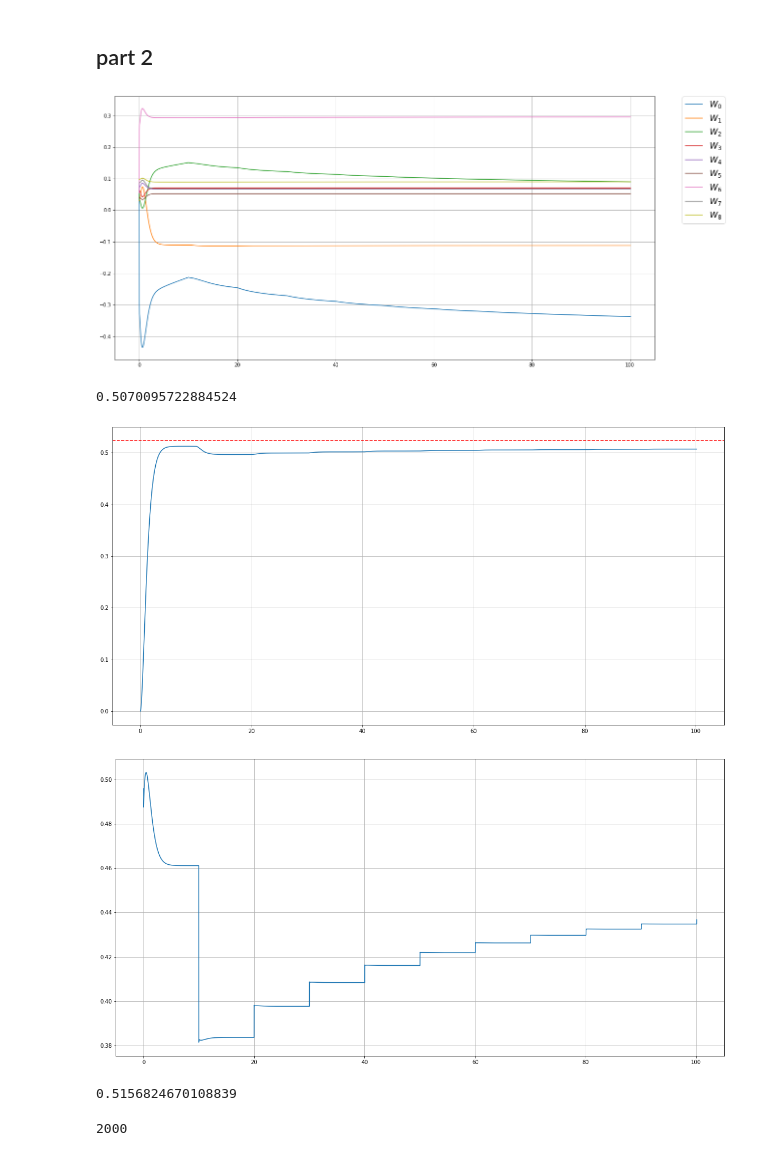
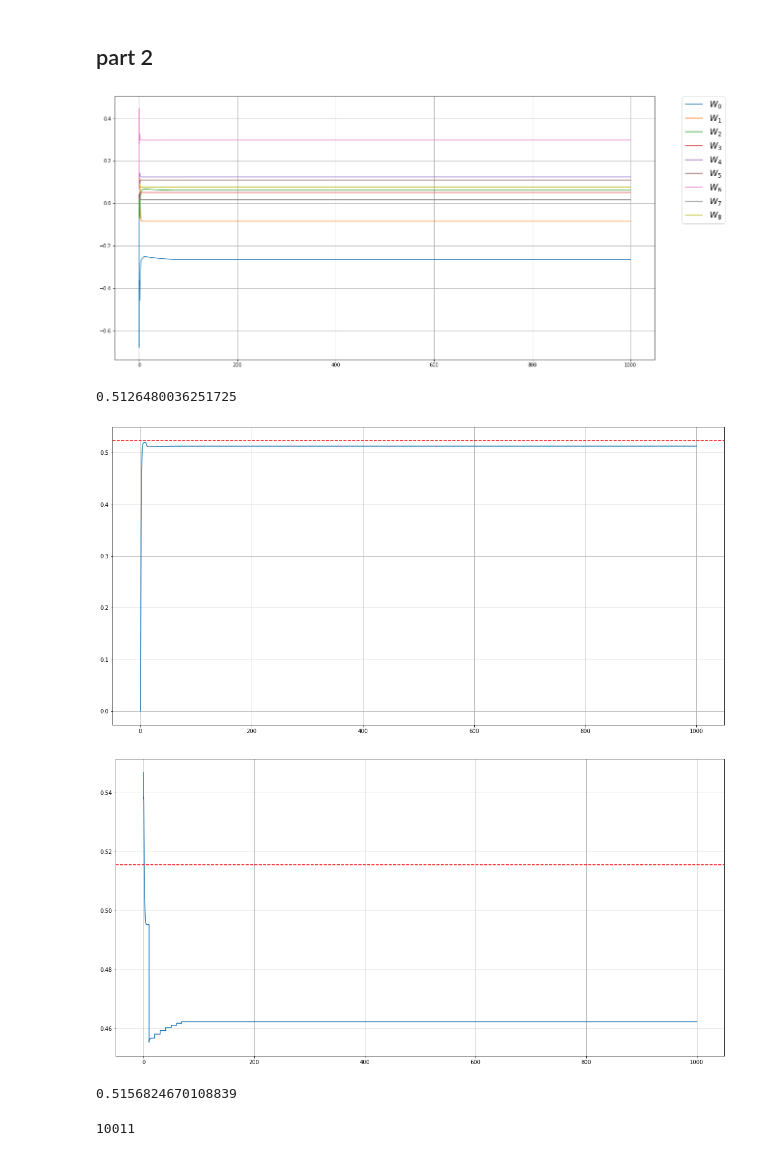
Before and after one commit to cplan082-tech/Adaptive_Control, a Jupyter notebook: assignments/final/Plante_Clive_final.ipynb, the cells around one changed output. Cells and saved outputs as stored; diff of their text form; code cells hidden in the pictures.

```diff
--- a/assignments/final/Plante_Clive_final.ipynb
+++ b/assignments/final/Plante_Clive_final.ipynb
@@ -143,9 +143,14 @@ array([[6],
 # lst_phi = [phi_func(*xk[-1].T.tolist()[0])]
 # lst_u = [float((-gamma/(2*R)*g_xk_subd.T@del_phi_func(*xk[-1].T.tolist()[0])@W[-1]).reshape(()))]
 # %%
+stop_time = 1000 # in seconds
+cycles = int(stop_time//Ts)
+cnt_limit = 1000
+eps = 1e-6
+
 NL = 9
 gamma = 0.9
-alpha = 2
+alpha = 5
 
 theta0 = 0
 w0 = 0
@@ -179,11 +184,6 @@ del_phi_func = sp.lambdify([e_theta, e_w, e_I], del_phi)
 
 lst_phi = [phi_func(*xk[-1].T.tolist()[0])]
 lst_u = [float((-gamma/(2*R)*g_xk_subd.T@del_phi_func(*xk[-1].T.tolist()[0])@W[-1]).reshape(()))]
-
-stop_time = 100 # in seconds
-cycles = int(stop_time//Ts)
-cnt_limit = 1000
-eps = 1e-6
 
 t = [0]
 k = 0
@@ -213,45 +213,46 @@ while (k < cycles):
         lst_phi.append(phi_func(*xk[-1].T.tolist()[0]))
         rk = (xk[-2].T@q@xk[-2]).reshape(()) + R*lst_u[-1]**2 + gamma*lst_phi[-1]@W[Wj_idx]
         cnt+=1
 
     W.append(W[-1])
     lst_u.append(float((-gamma/(2*R)*g_xk_subd.T@del_phi_func(*xk[-1].T.tolist()[0])@W[-1]).reshape(())))
 
 
 for j in range(NL):
     plt.plot(t, [float((W[i][j]).reshape(())) for i in range(len(W))])
 
 
 plt.grid()
 plt.legend(bbox_to_anchor=(1.05, 1),
                loc=2,
                borderaxespad=0,
                labels=[f"$W_{i}$" for i in range(NL)],
                fontsize='xx-large')
 plt.show()
 
 theta = [(float(xk[i][0]) + theta_d_val) for i in range(len(xk))]
 display(theta[-1])
 plt.grid()
 plt.axhline(y=theta_d_val, color='r', linestyle='--')
 plt.plot(t, theta)
 plt.show()
 
 plt.plot(t, lst_u+E_bar)
+plt.axhline(y=abs(E_bar), color='r', linestyle='--')
 plt.grid()
 # %% [output]
-[figure, old version]
+[figure, new version]
-0.5070095722884524
+0.5126480036251725
-[figure, old version]
+[figure, new version]
-[figure, old version]
+[figure, new version]
 # %%
 E_bar
 # %% [output]
 0.5156824670108839
-# %%
-len(xk)
-# %% [output]
-2000
+# %%
+len(xk)
+# %% [output]
+10011
 # %%
 print(eps)
 print(abs(W[20] - W[21]))
```
Also changed, not shown: parts of 8 cells of this notebook.
